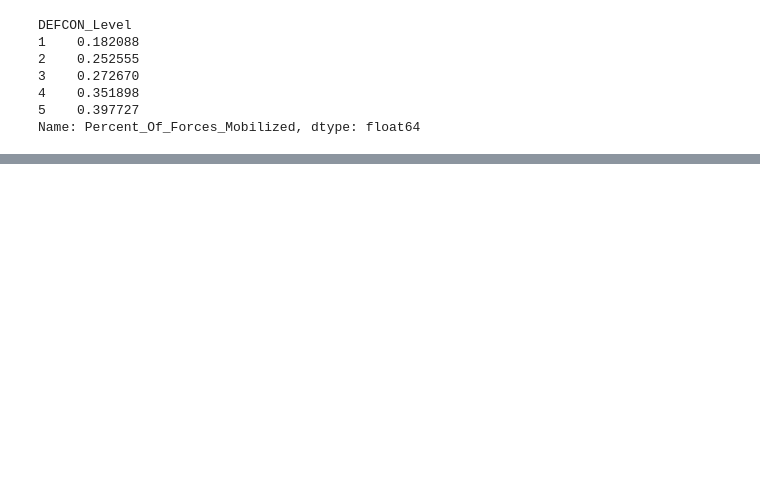
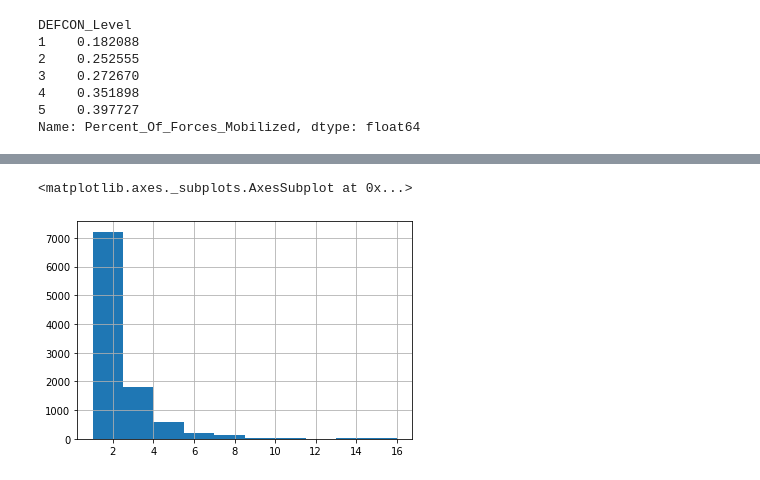
Before and after one commit to diegoesperguin/DEFCON, a Jupyter notebook: predict_DEFCON.ipynb, the cells around one changed output, grey strips where cells are left out. Drawn from its saved outputs; the diff is of its cells as text; code cells hidden in the pictures; blank space fills up the shorter version.

```diff
--- a/predict_DEFCON.ipynb
+++ b/predict_DEFCON.ipynb
@@ -244,0 +289,5 @@ plt.show()
+# %%
+df["Hostile_Nations"].hist()
+# %% [output]
+<matplotlib.axes._subplots.AxesSubplot at 0x...>
+[figure, added]
```
Also changed, not shown: parts of 37 cells of this notebook.
